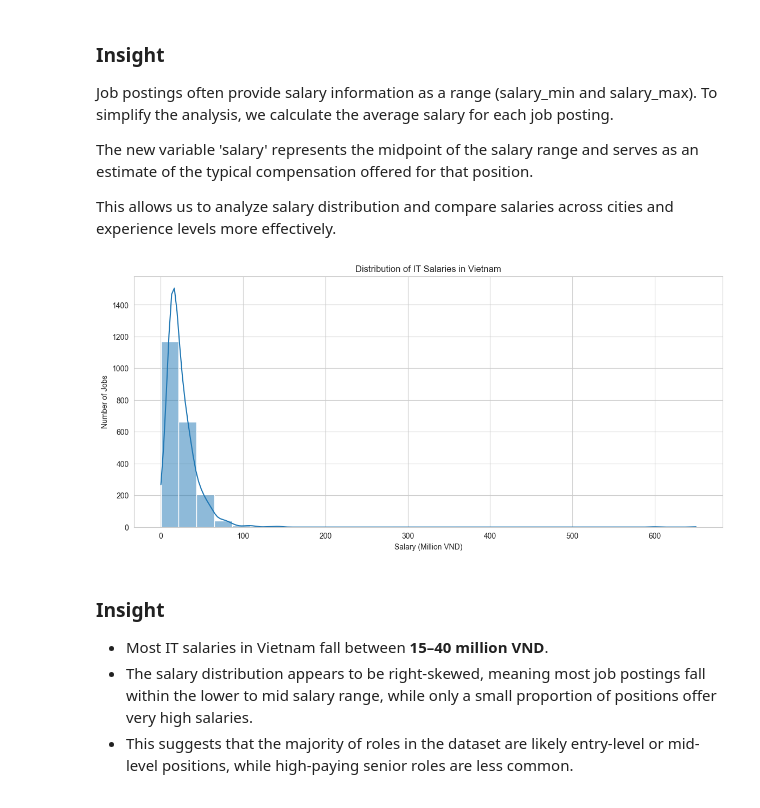
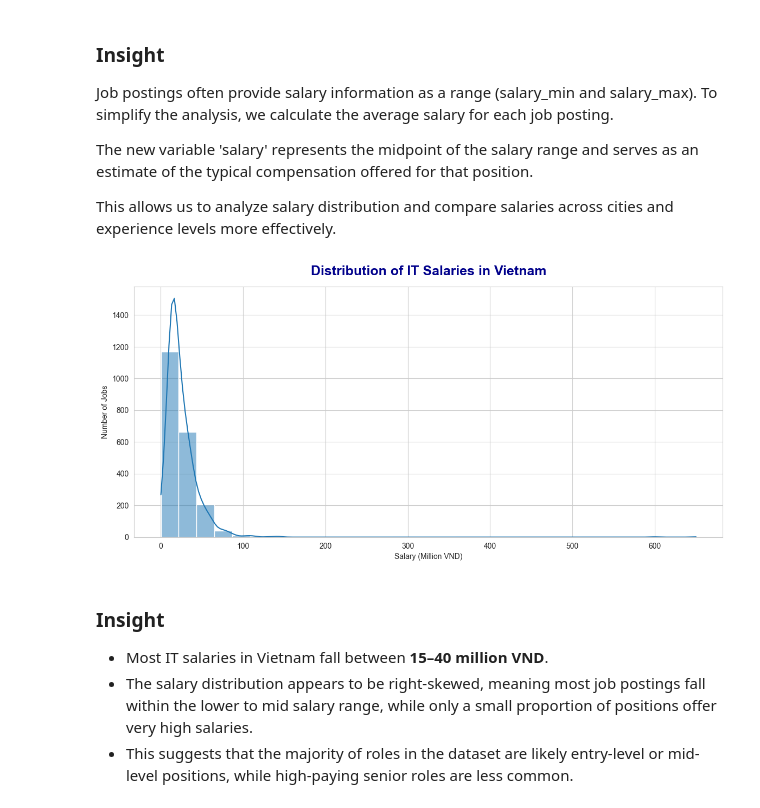
Before and after one commit to ndhoang2310/ADYm_project, a Jupyter notebook: analysis/eda_salary.ipynb, the cells around one changed output. Saved outputs shown, nothing was run; the diff lists cells and outputs as text; code cells hidden in the pictures.

```diff
--- a/analysis/eda_salary.ipynb
+++ b/analysis/eda_salary.ipynb
@@ -131,17 +131,25 @@ an estimate of the typical compensation offered for that position.
 This allows us to analyze salary distribution and compare salaries across cities
 and experience levels more effectively.
 # %%
+
 plt.figure(figsize=(14,6))
 
 sns.histplot(df["salary"], bins=30, kde=True)
 
-plt.title("Distribution of IT Salaries in Vietnam")
+plt.title(
+    "Distribution of IT Salaries in Vietnam",
+    fontsize=18,
+    fontweight="bold",
+    pad=15,
+    color="darkblue"
+
+)
 plt.xlabel("Salary (Million VND)")
 plt.ylabel("Number of Jobs")
 
 plt.show()
 # %% [output]
-[figure, old version]
+[figure, new version]
 # %% [markdown]
 ### Insight
 
```
Also changed, not shown: parts of 6 cells of this notebook.
